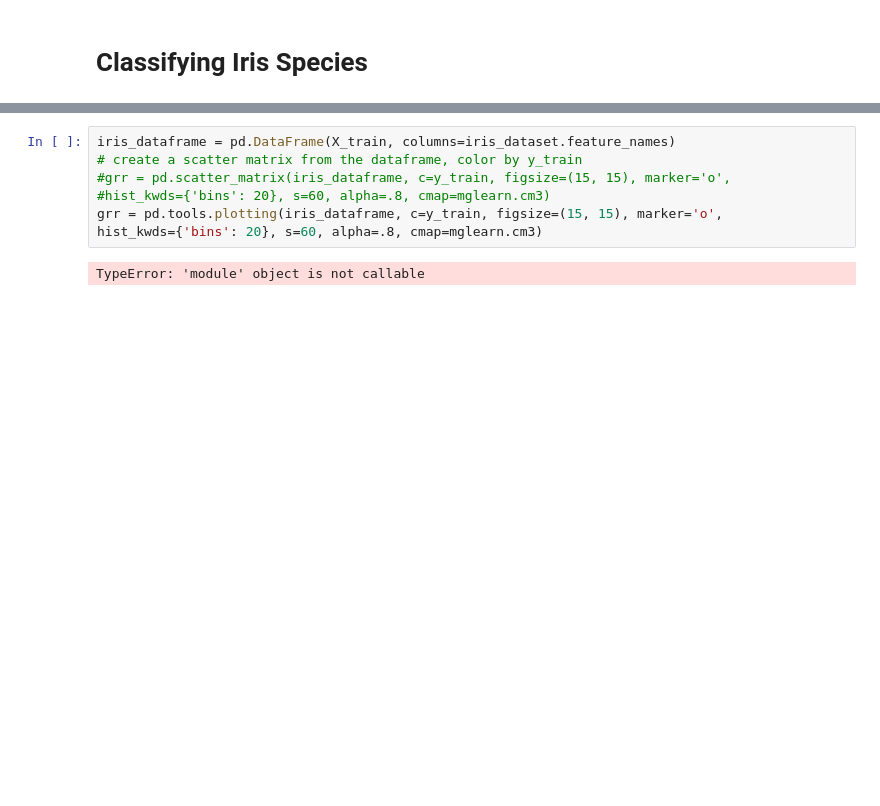
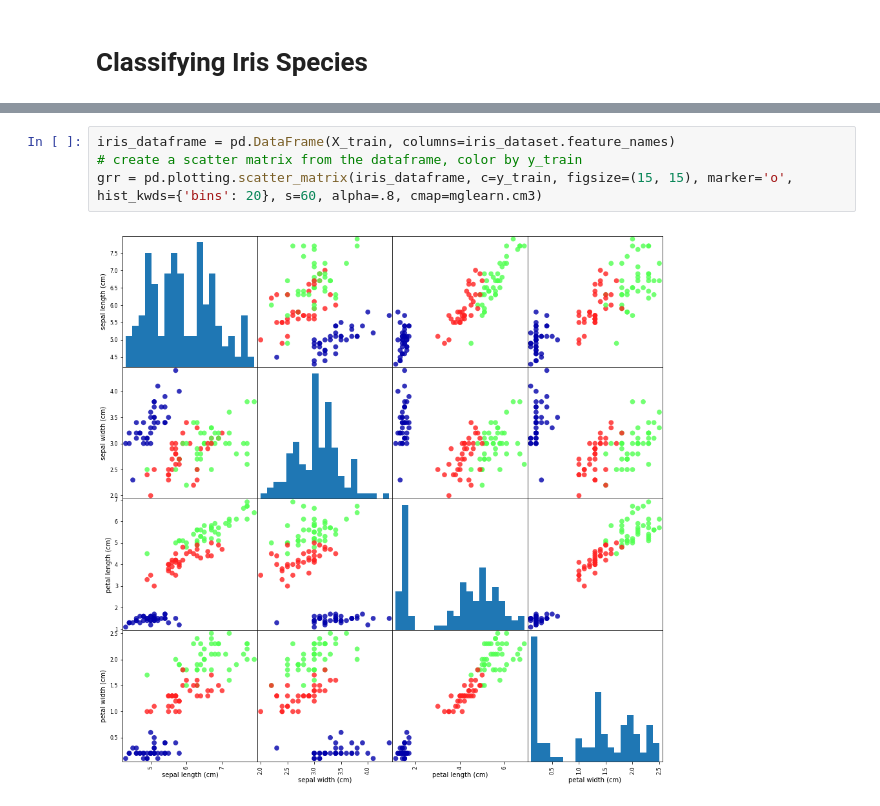
Before and after one commit to nomadlife/python-ml, a Jupyter notebook: pyml_2 iris species.ipynb, the cells around one changed output, grey strips where cells are left out. Drawn from its saved outputs; the diff is of its cells as text; blank space fills up the shorter version.

```diff
--- a/pyml_2 iris species.ipynb
+++ b/pyml_2 iris species.ipynb
@@ -66,9 +133,7 @@ y_train shape: (112,)
 # %%
 iris_dataframe = pd.DataFrame(X_train, columns=iris_dataset.feature_names)
 # create a scatter matrix from the dataframe, color by y_train
-#grr = pd.scatter_matrix(iris_dataframe, c=y_train, figsize=(15, 15), marker='o',
-#hist_kwds={'bins': 20}, s=60, alpha=.8, cmap=mglearn.cm3)
-grr = pd.tools.plotting(iris_dataframe, c=y_train, figsize=(15, 15), marker='o',
+grr = pd.plotting.scatter_matrix(iris_dataframe, c=y_train, figsize=(15, 15), marker='o',
 hist_kwds={'bins': 20}, s=60, alpha=.8, cmap=mglearn.cm3)
 # %% [output]
-TypeError: 'module' object is not callable
+[figure, added]
```
Also changed, not shown: parts of 13 cells of this notebook.
